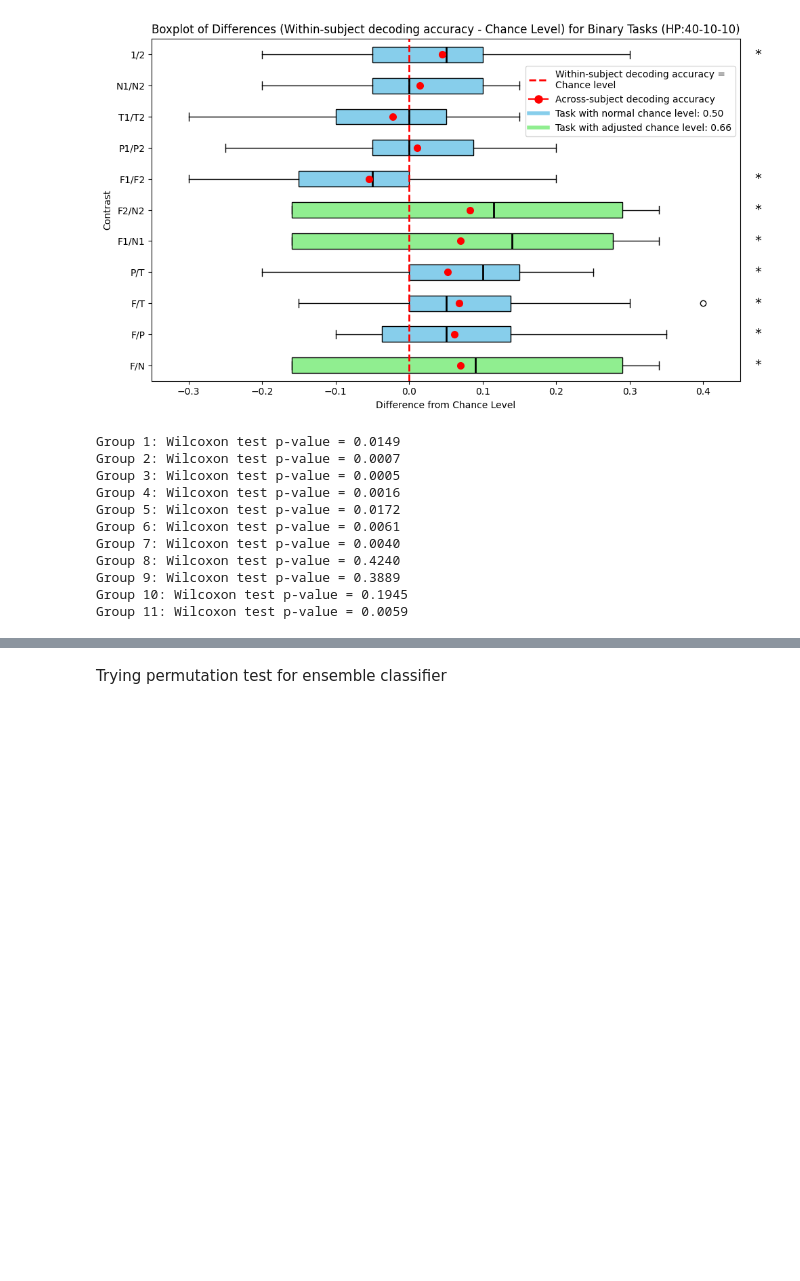
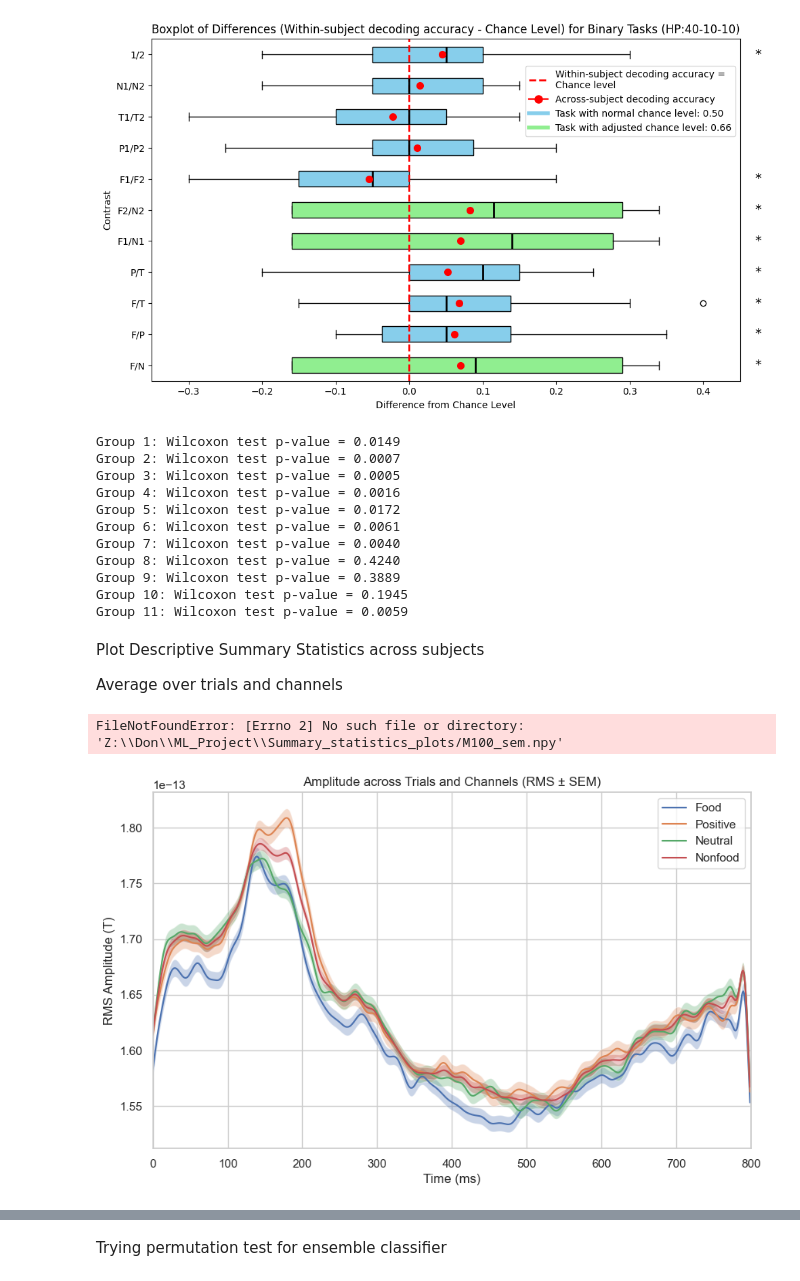
Before and after one commit to DonEnricoEsteve/ML_NN_Project, a Jupyter notebook: MEG_decoding.ipynb, the cells around one changed output, grey strips where cells are left out. Saved outputs shown, nothing was run; the diff lists cells and outputs as text; code cells hidden in the pictures; blank space fills up the shorter version.

```diff
--- a/MEG_decoding.ipynb
+++ b/MEG_decoding.ipynb
@@ -240,7 +241,7 @@ directory = "Z:/Don/ML_Project/Evoked_fif/sub*"
 multi_class_conds = ['food_1.npy', 'food_2.npy', 'positive_1.npy', 'positive_2.npy', 'neutral_1.npy', 'neutral_2.npy']
 
 # Set directory where the numpy arrays (.npy) are to be saved
-directory_save = "Z:/Don/ML_Project/evoked_cond_concat_binary_and_multiclass/sub*"
+directory_save = "Z:\Don\ML_Project\Window files\M200\evoked_cond_concat_binary_and_multiclass/sub*"
 
 # Get and sort the list of files
 subject_files = sorted(glob.glob(directory))
@@ -258,7 +259,7 @@ for file, saving_folder in zip(subject_files, save_folders):
     # Crop only the time of interest (0-0.8 s)
     # We can also change this to the time window of each component
     # M100: 0.118-0.155 s, M200: 0.171-0.217 s, M300: 0.239-0.332 s, LPP: 0.350-0.800 s
-    epochs_toi = epochs.crop(tmin=0.118, tmax=0.155)
+    epochs_toi = epochs.crop(tmin=0.171, tmax=0.217)
 
     # Create a list of all 18 conditions
     conditions = list(epochs_toi.event_id.keys())
@@ -1476,3 +1514,7 @@ Group 8: Wilcoxon test p-value = 0.4240
 Group 9: Wilcoxon test p-value = 0.3889
 Group 10: Wilcoxon test p-value = 0.1945
 Group 11: Wilcoxon test p-value = 0.0059
+# %% [markdown]
+Plot Descriptive Summary Statistics across subjects
+
+Average over trials and channels
@@ -1478,0 +1575,30 @@ Group 11: Wilcoxon test p-value = 0.0059
+# %%
+final_rms = np.load("Z:\Don\ML_Project\Summary_statistics_plots/M100_rms.npy", allow_pickle=True)
+final_rms = final_rms.item()
+final_sem = np.load("Z:\Don\ML_Project\Summary_statistics_plots/M100_sem.npy", allow_pickle=True)
+final_sem = final_sem.item()
+# %% [output]
+FileNotFoundError: [Errno 2] No such file or directory: 'Z:\\Don\\ML_Project\\Summary_statistics_plots/M100_sem.npy'
+# %%
+conditions = ["food", "positive", "neutral", "nonfood"]
+labels = ["Food", "Positive", "Neutral", "Nonfood"]
+
+plt.figure(figsize=(10, 6))
+sns.set(style="whitegrid")
+
+# Plotting the summary statistics
+time_points = np.arange(final_rms[conditions[0]].shape[0])  # Assuming time dimension is the same across conditions
+
+for condition, label in zip(conditions, labels):
+    plt.plot(time_points, final_rms[condition], label=label)
+    plt.fill_between(time_points, final_rms[condition] - final_sem[condition],
+                     final_rms[condition] + final_sem[condition], alpha=0.3)
+
+plt.xlabel('Time (ms)')
+plt.ylabel('RMS Amplitude (T)')
+plt.title('Amplitude across Trials and Channels (RMS ± SEM)')
+plt.legend(loc='upper right')
+plt.xlim(0, time_truncate_ms)  # Truncate the x-axis to 800 ms
+plt.show()
+# %% [output]
+[figure, added]
```
Also changed, not shown: parts of 9 cells of this notebook.
